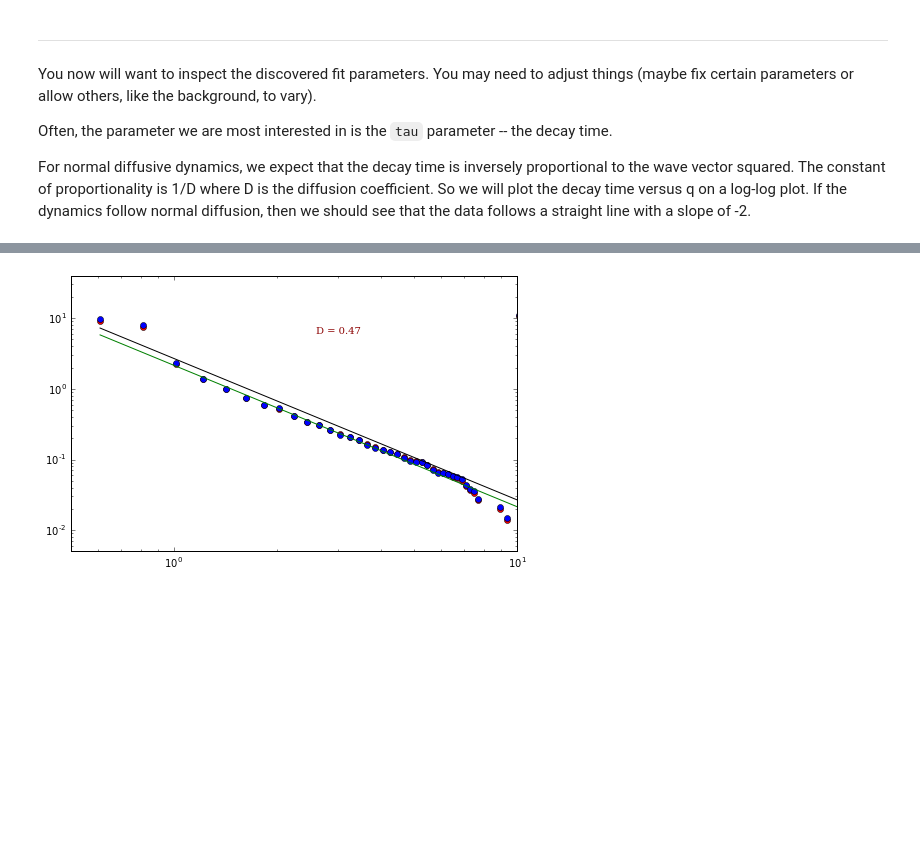
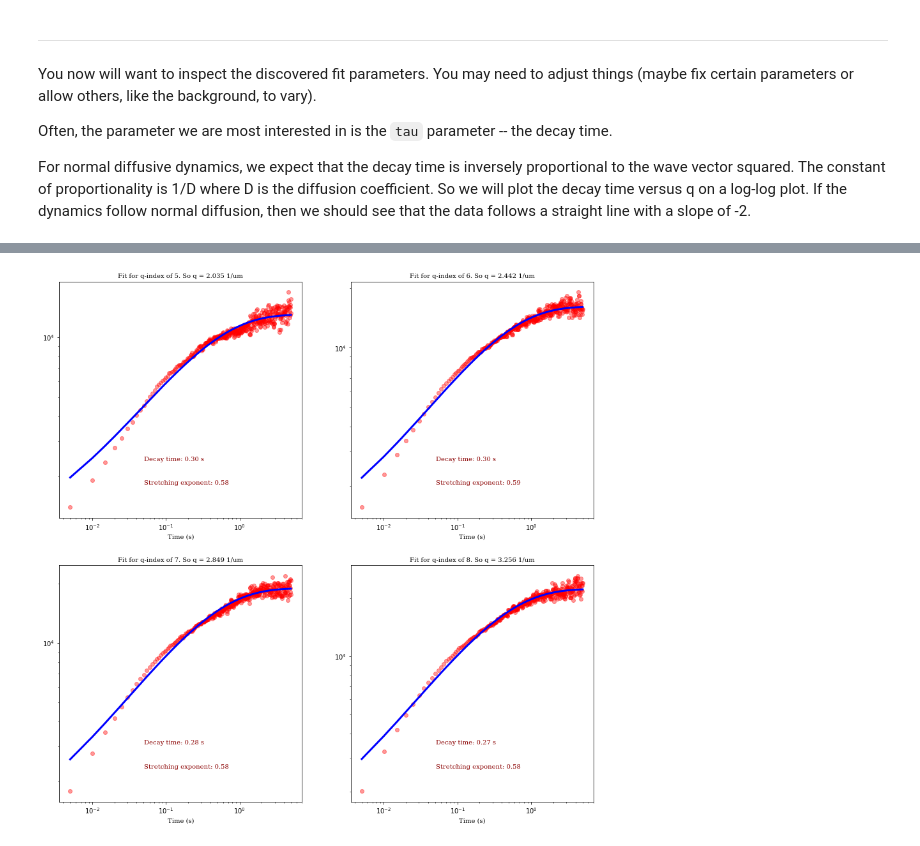
Before and after one commit to rmcgorty/Differential-Dynamic-Microscopy---Python, a Jupyter notebook: DDM - attempting capillary wave analysis.ipynb, the cells around one changed output, grey strips where cells are left out. Cells and saved outputs as stored; diff of their text form; code cells hidden in the pictures; blank space fills up the shorter version.

```diff
--- a/DDM - attempting capillary wave analysis.ipynb
+++ b/DDM - attempting capillary wave analysis.ipynb
@@ -345,5 +331,69 @@ def plot_results(alpha=1.8, qmin = q[2], qmax = q[10]):
-# %%
-
-interact(plot_results, alpha=(0.5,2,0.05), qmin = (q[2], q[8]), qmax = (q[9], q[30]),  continuous_update=False)
-# %% [output]
-[figure, removed]
+# %%
+def two_rounds_fitting(data, times):
+    '''
+    This function does two rounds of fitting.
+    First it uses SciPy's least-squares fitting:
+        https://docs.scipy.org/doc/scipy/reference/generated/scipy.optimize.leastsq.html
+    Then, it uses the Levenberg-Marquardt method with the mpfit module.
+    '''
+    pars,minp,maxp,lmin,lmax,fix = ddm.returnReasonableParams(d=data, bg=905, double=False, fps=1./times[0])
+    #Paramters:
+    # Amplitude-0, TimeConst-1, Background-2, Alpha (strtching exp), (... same for second exp..))
+
+    minp[3]=0.5
+    maxp[3]=1.001
+    maxp[2]=1e14
+    pars[3]=0.7
+    fix[2]=True
+    fix[3]=False
+    pars[6]=1.00
+    minp[6]=0.90
+    maxp[6]=1.001
+
+    #The ddm.newFitLeastsq function does not check whether the parameters are within the
+    #  minimum and maximum bounds. It uses SciPy's optimize.leastsq.
+    fitparams_lsq,theory_lsq = ddm.newFitLeastsq(data,times,pars,minp,maxp,lmin,lmax,fix,logfit=True)
+    newPars = fitparams_lsq.copy()
+
+    #We'll use the found parameters from SciPy's optimize.leastsq and feed them into the
+    #  Levenberg-Marquardt function. Before we do so, we'll check that none of the found
+    #  parameters are outside the min/max bounds.
+    for i,p in enumerate(fitparams_lsq):
+        if p>maxp[i]:
+            newPars[i] = maxp[i]*0.9
+        if p<minp[i]:
+            if p<0:
+                newPars[i]=abs(p)
+                if newPars[i]>maxp[i]:
+                    newPars[i] = maxp[i]*0.9
+                elif newPars[i]<minp[i]:
+                    newPars[i] = minp[i]*1.1
+            else:
+                newPars[i] = minp[i]*1.1
+
+    #Now use the Levenberg-Marquardt function. It returns the optimized paramters (fitparamsB), the
+    #  best fit (theoryB), any error codes, and the chi-squared value (the sum of squares of the error)
+    fitparamsB, theoryB, errCodeB, chi2B = ddm.newFit(data,times,newPars,minp,maxp,lmin,lmax,fix,
+                                                      logfit=True,quiet=True,factor=0.8)
+
+    return fitparamsB, theoryB, chi2B
+
+plt.figure(figsize=(15,15)) #Create figure of size 15x15 (inches)
+
+#Loop over four different q-values to do the fit
+qs_to_see = [5,6,7,8]
+for i,q_index in enumerate(qs_to_see):
+    fitparamsB, theoryB, chi2B = two_rounds_fitting(ravs[:,q_index], times)
+    ax = plt.subplot(2,2,i+1) #creating 4 subplots in a 2x2 grid
+    ax.loglog(times,ravs[:,q_index],'ro',alpha=0.4)
+    ax.plot(times, theoryB, '-b',lw=3)
+    ax.text(0.35,0.25,'Decay time: %.2f s' % fitparamsB[1],
+            fontdict=font_plt,horizontalalignment='left',
+            verticalalignment='center', transform=ax.transAxes)
+    ax.text(0.35,0.15,'Stretching exponent: %.2f' % fitparamsB[3],
+            fontdict=font_plt,horizontalalignment='left',
+            verticalalignment='center', transform=ax.transAxes)
+    ax.set_xlabel("Time (s)", fontdict=font_plt_ax)
+    ax.set_title("Fit for q-index of %i. So q = %.3f 1/um" % (q_index, q[q_index]), fontdict=font_plt_ax)
+# %% [output]
+[figure, added]
```
Also changed, not shown: parts of 18 cells of this notebook.
